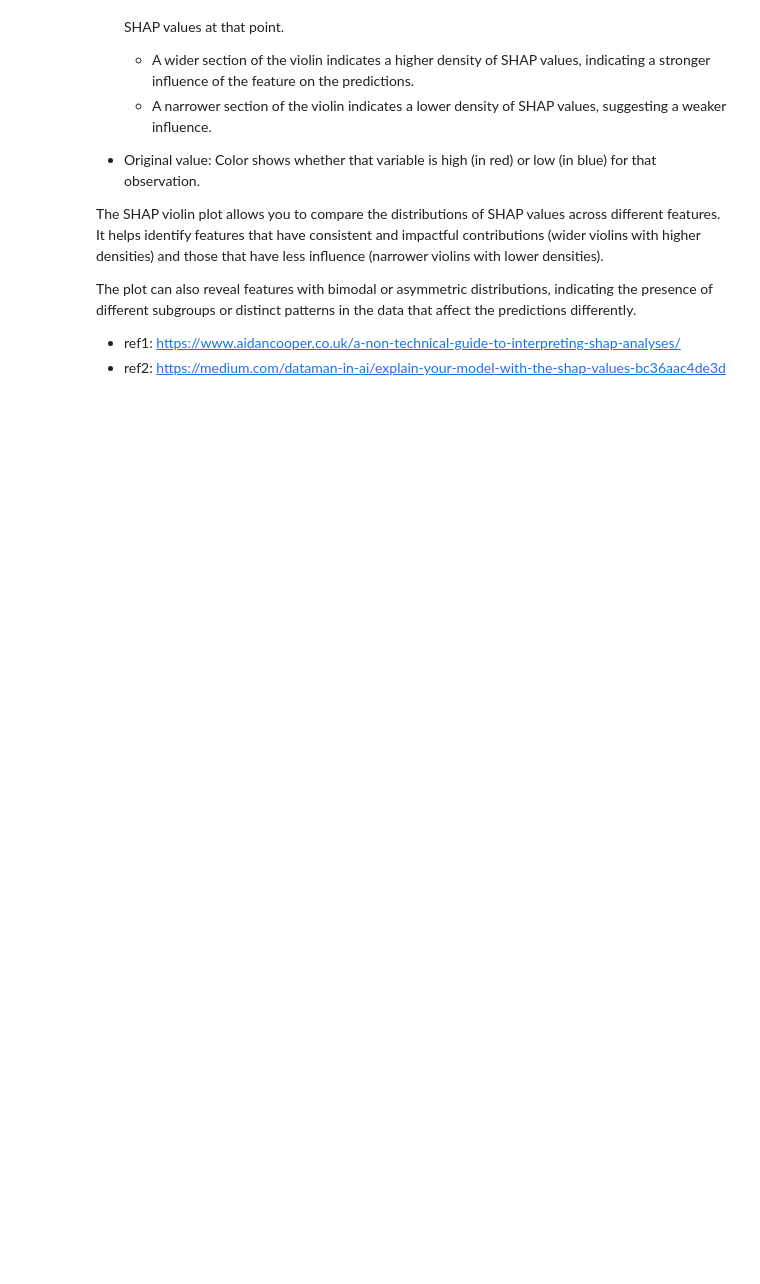
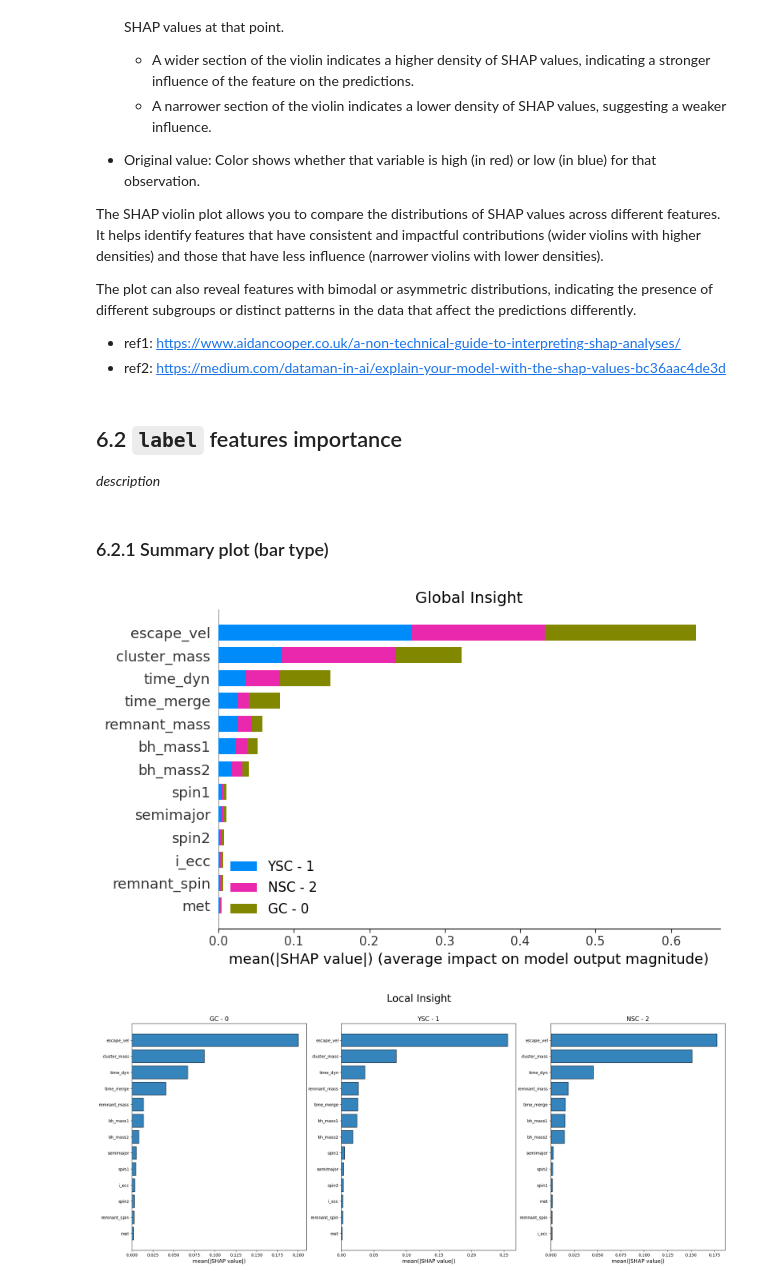
Before and after one commit to Berto70/hm_bbh, a Jupyter notebook: group_07_2324.ipynb, the cells around one changed output. Cells and saved outputs as stored; diff of their text form; code cells hidden in the pictures; blank space fills up the shorter version.

```diff
--- a/group_07_2324.ipynb
+++ b/group_07_2324.ipynb
@@ -832,3 +839,15 @@ The plot can also reveal features with bimodal or asymmetric distributions, indi
 
 * ref1: https://www.aidancooper.co.uk/a-non-technical-guide-to-interpreting-shap-analyses/
 * ref2: https://medium.com/dataman-in-ai/explain-your-model-with-the-shap-values-bc36aac4de3d
+# %% [markdown]
+## 6.2 `label` features importance
+*description*
+# %%
+lab_shap_values = h.shap_explainer(RF_best_lab, X_test_lab_RF, n_sample=None) # calculate shap values. We want to explain test data
+# %% [markdown]
+### 6.2.1 Summary plot (bar type)
+# %%
+h.plot_shap_bar(lab_shap_values, X_lab_RF)
+# %% [output]
+[figure, added]
+[figure, added]
```
Also changed, not shown: parts of 12 cells of this notebook.
